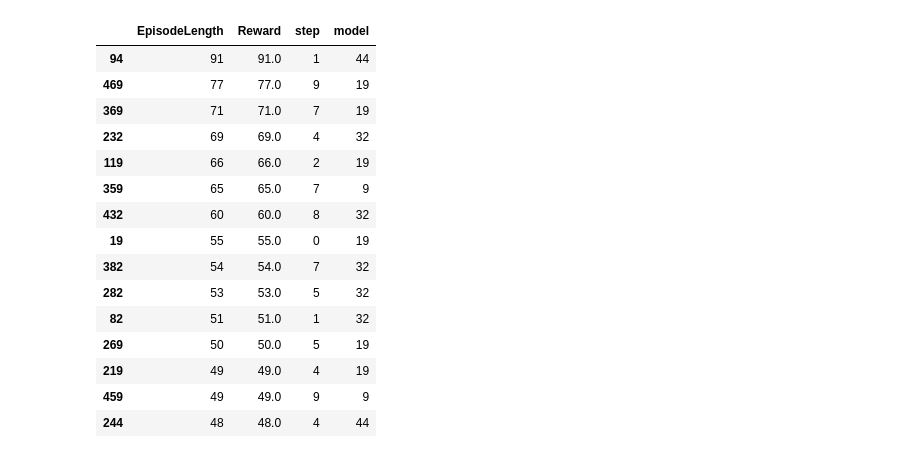
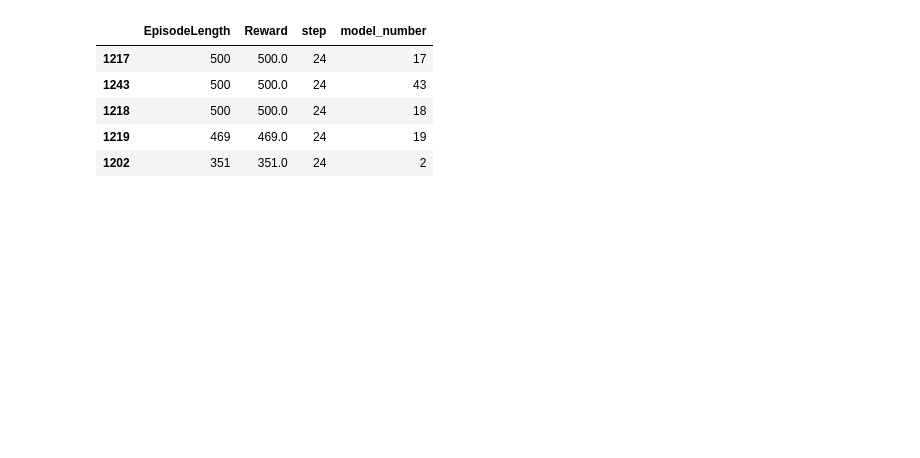
Before and after one commit to ViktorCosenza/RL, a Jupyter notebook: GeneticAlg.ipynb, the cells around one changed output. Cells and saved outputs as stored; diff of their text form; code cells hidden in the pictures; blank space fills up the shorter version.

Commit message:
Selection and crossover

```diff
--- a/GeneticAlg.ipynb
+++ b/GeneticAlg.ipynb
@@ -171,9 +186,9 @@ class Solver:
     lr_policy       : LRPolicy        = field(default_factory=ConstLR)
     selection_policy: SelectionPolicy = field(default_factory=TopHalf)
     crossover_policy: CrossoverPolicy = field(default_factory=lambda: Jiggle(keep=True))
+    stop_policy     : StopPolicy      = field(default_factory=ConstStop)
     env_name        : str             = 'CartPole-v1'
     population_size : int             = 50
-    lr              : float           = 0.05
 
     @classmethod
     def from_params(
@@ -207,49 +222,57 @@ class Solver:
             env=env,
             env_name=env_name,
             population_size=population_size,
-            lr=lr,
             **kwargs
         )
 
-    def step(self, step: int):
+    def step(self, step: int) -> Dict[str, Any]:
         results = []
         for i, model in enumerate(self.population):
             result = model.step(env=self.env)
             result['step'] = step
-            result['model'] = i
-            results.append(result)
+            result['model_number'] = i
+            result['model'] = model
+            results.append({ **result })
 
-        return results
+        population = self.selection_policy.select([(row['model'], row['Reward']) for row in results])
+        population = [model for model, _reward in population]
+        population = self.crossover_policy.crossover(population, self.lr_policy.update())
+        self.population = population
 
-    def train(self, steps: int):
+        return [toolz.keyfilter(lambda k: k != 'model', r) for r in results]
+
+    def train(self, steps: int, show_progress: bool=True) -> pd.DataFrame:
         results = []
-        for step in range(steps):
+
+        loader = range(steps)
+        loader = tqdm(loader) if show_progress else loader
+        for step in loader:
             result = self.step(step)
+
             results.extend(result)
+            loader.set_postfix({
+                'lr': self.lr_policy.lr,
+                'reward': sum([r['Reward'] for r in result])/ len(result),
+                'pop_size': len(self.population)})
+
+            stop = self.stop_policy.update([r['Reward'] for r in result])
+            if stop: break
 
         return pd.DataFrame(results)
 # %%
-solver = Solver.from_params()
+solver = Solver.from_params(
+    lr_policy = DecayingLR(decay_factor=0.99, lr=0.5)
+)
 # %%
-df = solver.train(10).sort_values('Reward', ascending=False)
-df.head(15)
+df = solver.train(50).sort_values('Reward', ascending=False)
+df.loc[df['step'] == df['step'].max()].head(5)
 # %% [output]
-|  | EpisodeLength | Reward | step | model |
-| 94 | 91 | 91.0 | 1 | 44 |
-| 469 | 77 | 77.0 | 9 | 19 |
-| 369 | 71 | 71.0 | 7 | 19 |
-| 232 | 69 | 69.0 | 4 | 32 |
-| 119 | 66 | 66.0 | 2 | 19 |
-| 359 | 65 | 65.0 | 7 | 9 |
-| 432 | 60 | 60.0 | 8 | 32 |
-| 19 | 55 | 55.0 | 0 | 19 |
-| 382 | 54 | 54.0 | 7 | 32 |
-| 282 | 53 | 53.0 | 5 | 32 |
-| 82 | 51 | 51.0 | 1 | 32 |
-| 269 | 50 | 50.0 | 5 | 19 |
-| 219 | 49 | 49.0 | 4 | 19 |
-| 459 | 49 | 49.0 | 9 | 9 |
-| 244 | 48 | 48.0 | 4 | 44 |
+|  | EpisodeLength | Reward | step | model_number |
+| 1217 | 500 | 500.0 | 24 | 17 |
+| 1243 | 500 | 500.0 | 24 | 43 |
+| 1218 | 500 | 500.0 | 24 | 18 |
+| 1219 | 469 | 469.0 | 24 | 19 |
+| 1202 | 351 | 351.0 | 24 | 2 |
 # %%
 _ = sns.lineplot(data=df, x='step', y='Reward')
 # %% [output]
```
Also changed, not shown: parts of 5 cells of this notebook.
